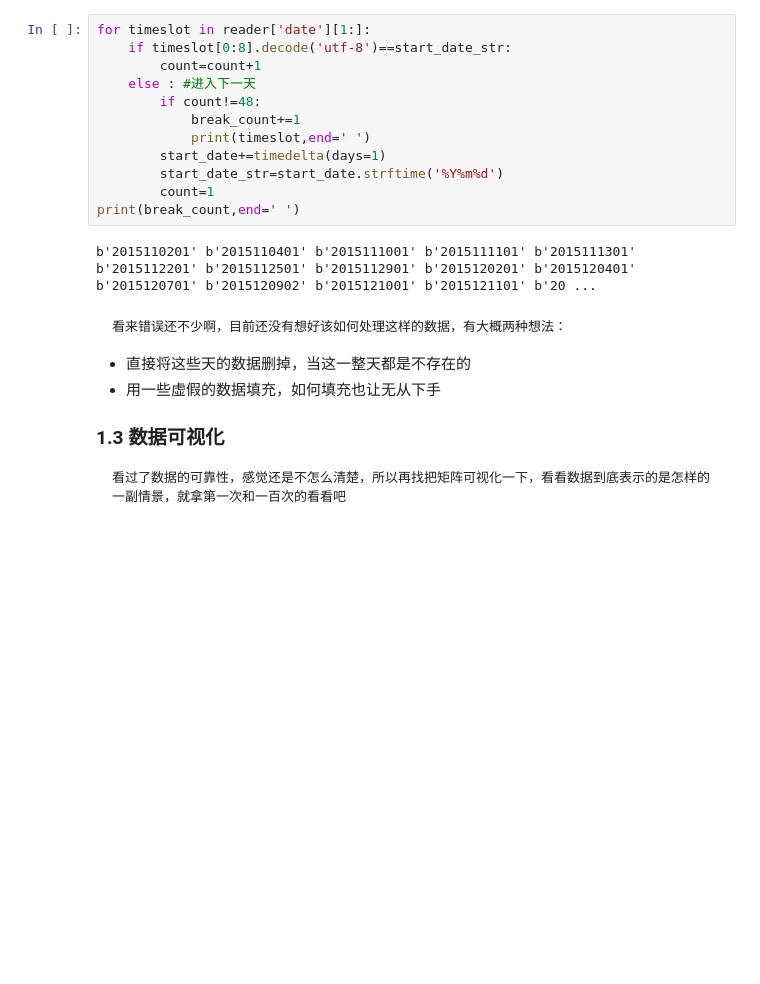
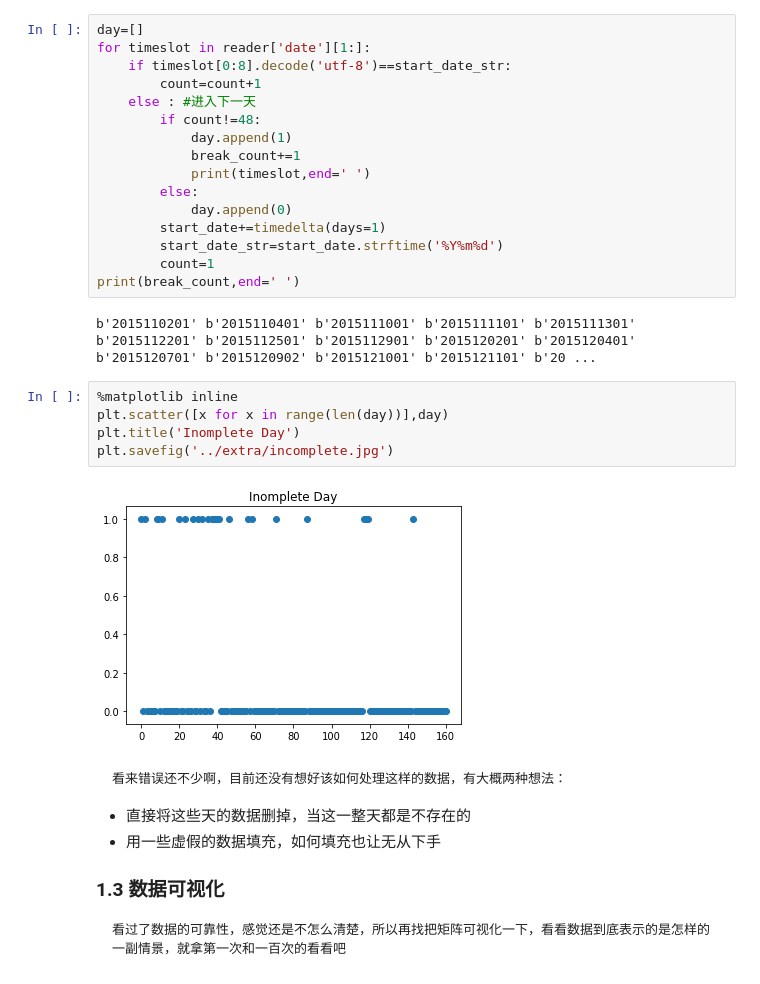
Before and after one commit to hujunhan/DeepST-Pytorch, a Jupyter notebook: notebooks/Week01.ipynb, the cells around one changed output. Cells and saved outputs as stored; diff of their text form; blank space fills up the shorter version.

```diff
--- a/notebooks/Week01.ipynb
+++ b/notebooks/Week01.ipynb
@@ -83,19 +61,30 @@ break_count=0 #用于统计总共中断了几次
 start_date=datetime(year_now,month_now,day_now)
 start_date_str=start_date.strftime('%Y%m%d')
 # %%
+day=[]
 for timeslot in reader['date'][1:]:
     if timeslot[0:8].decode('utf-8')==start_date_str:
         count=count+1
     else : #进入下一天
         if count!=48:
+            day.append(1)
             break_count+=1
             print(timeslot,end=' ')
+        else:
+            day.append(0)
         start_date+=timedelta(days=1)
         start_date_str=start_date.strftime('%Y%m%d')
         count=1
 print(break_count,end=' ')
 # %% [output]
 b'2015110201' b'2015110401' b'2015111001' b'2015111101' b'2015111301' b'2015112201' b'2015112501' b'2015112901' b'2015120201' b'2015120401' b'2015120701' b'2015120902' b'2015121001' b'2015121101' b'20 ...
+# %%
+%matplotlib inline
+plt.scatter([x for x in range(len(day))],day)
+plt.title('Inomplete Day')
+plt.savefig('../extra/incomplete.jpg')
+# %% [output]
+[figure, added]
 # %% [markdown]
     看来错误还不少啊，目前还没有想好该如何处理这样的数据，有大概两种想法：
    * 直接将这些天的数据删掉，当这一整天都是不存在的
```
Also changed, not shown: parts of 2 cells of this notebook, 17 other files.
